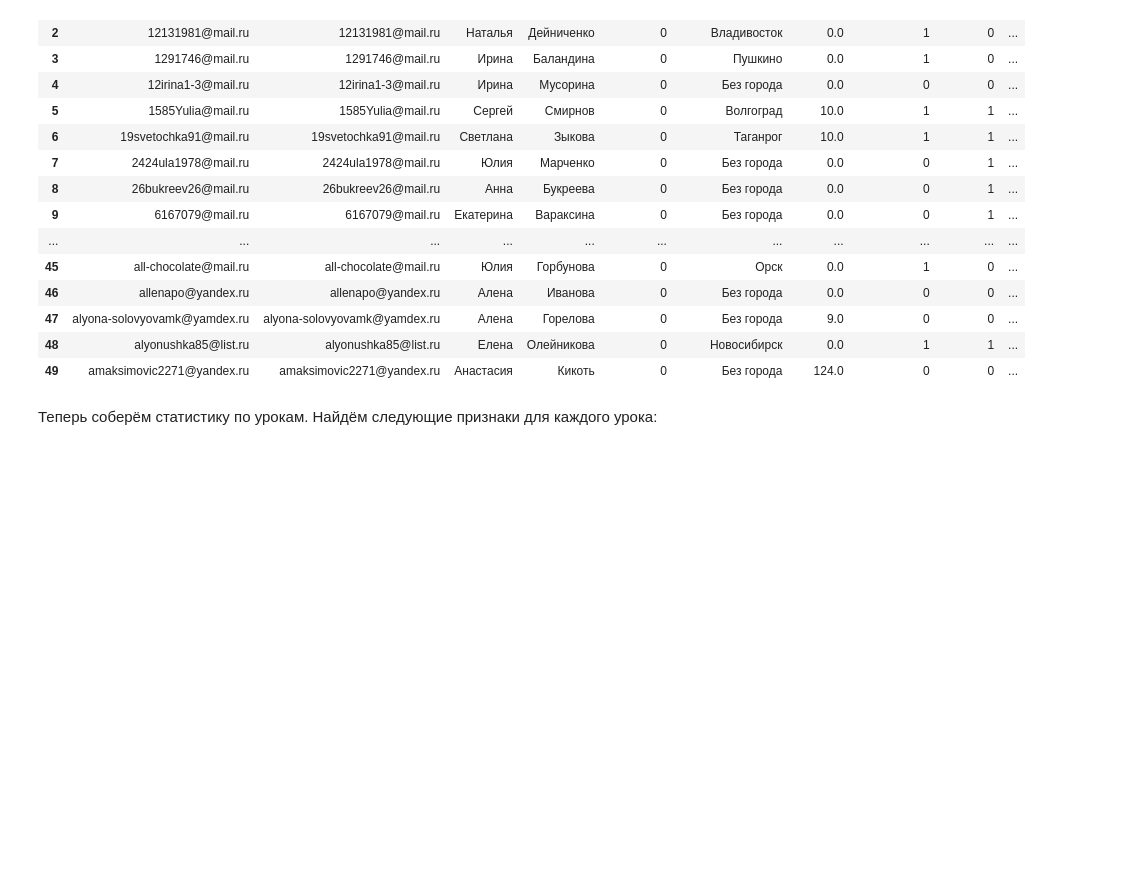
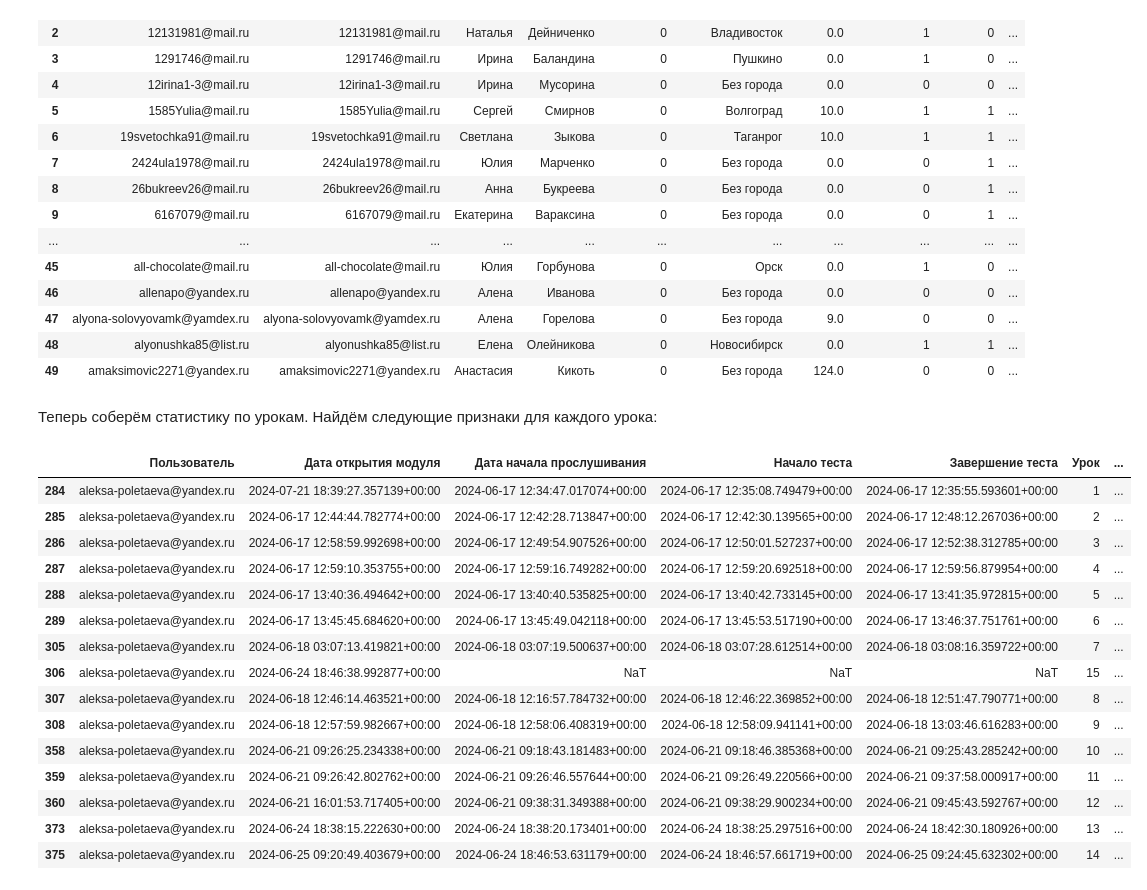
Before and after one commit to MaximZhambalov/Hackatone_10_2024_SF, a Jupyter notebook: 2_merge.ipynb, the cells around one changed output. Cells and saved outputs as stored; diff of their text form; code cells hidden in the pictures; blank space fills up the shorter version.

```diff
--- a/2_merge.ipynb
+++ b/2_merge.ipynb
@@ -373,2 +362,21 @@ users_merged.to_excel("users.xlsx", sheet_name='Уникальные польз
 # %% [markdown]
 Теперь соберём статистику по урокам. Найдём следующие признаки для каждого урока:
+# %%
+lesson_stats[lesson_stats['Пользователь'] == 'aleksa-poletaeva@yandex.ru']
+# %% [output]
+|  | Пользователь | Дата открытия модуля | Дата начала прослушивания | Начало теста | Завершение теста | Урок | ... |
+| 284 | aleksa-poletaeva@yandex.ru | 2024-07-21 18:39:27.357139+00:00 | 2024-06-17 12:34:47.017074+00:00 | 2024-06-17 12:35:08.749479+00:00 | 2024-06-17 12:35:55.593601+00:00 | 1 | ... |
+| 285 | aleksa-poletaeva@yandex.ru | 2024-06-17 12:44:44.782774+00:00 | 2024-06-17 12:42:28.713847+00:00 | 2024-06-17 12:42:30.139565+00:00 | 2024-06-17 12:48:12.267036+00:00 | 2 | ... |
+| 286 | aleksa-poletaeva@yandex.ru | 2024-06-17 12:58:59.992698+00:00 | 2024-06-17 12:49:54.907526+00:00 | 2024-06-17 12:50:01.527237+00:00 | 2024-06-17 12:52:38.312785+00:00 | 3 | ... |
+| 287 | aleksa-poletaeva@yandex.ru | 2024-06-17 12:59:10.353755+00:00 | 2024-06-17 12:59:16.749282+00:00 | 2024-06-17 12:59:20.692518+00:00 | 2024-06-17 12:59:56.879954+00:00 | 4 | ... |
+| 288 | aleksa-poletaeva@yandex.ru | 2024-06-17 13:40:36.494642+00:00 | 2024-06-17 13:40:40.535825+00:00 | 2024-06-17 13:40:42.733145+00:00 | 2024-06-17 13:41:35.972815+00:00 | 5 | ... |
+| 289 | aleksa-poletaeva@yandex.ru | 2024-06-17 13:45:45.684620+00:00 | 2024-06-17 13:45:49.042118+00:00 | 2024-06-17 13:45:53.517190+00:00 | 2024-06-17 13:46:37.751761+00:00 | 6 | ... |
+| 305 | aleksa-poletaeva@yandex.ru | 2024-06-18 03:07:13.419821+00:00 | 2024-06-18 03:07:19.500637+00:00 | 2024-06-18 03:07:28.612514+00:00 | 2024-06-18 03:08:16.359722+00:00 | 7 | ... |
+| 306 | aleksa-poletaeva@yandex.ru | 2024-06-24 18:46:38.992877+00:00 | NaT | NaT | NaT | 15 | ... |
+| 307 | aleksa-poletaeva@yandex.ru | 2024-06-18 12:46:14.463521+00:00 | 2024-06-18 12:16:57.784732+00:00 | 2024-06-18 12:46:22.369852+00:00 | 2024-06-18 12:51:47.790771+00:00 | 8 | ... |
+| 308 | aleksa-poletaeva@yandex.ru | 2024-06-18 12:57:59.982667+00:00 | 2024-06-18 12:58:06.408319+00:00 | 2024-06-18 12:58:09.941141+00:00 | 2024-06-18 13:03:46.616283+00:00 | 9 | ... |
+| 358 | aleksa-poletaeva@yandex.ru | 2024-06-21 09:26:25.234338+00:00 | 2024-06-21 09:18:43.181483+00:00 | 2024-06-21 09:18:46.385368+00:00 | 2024-06-21 09:25:43.285242+00:00 | 10 | ... |
+| 359 | aleksa-poletaeva@yandex.ru | 2024-06-21 09:26:42.802762+00:00 | 2024-06-21 09:26:46.557644+00:00 | 2024-06-21 09:26:49.220566+00:00 | 2024-06-21 09:37:58.000917+00:00 | 11 | ... |
+| 360 | aleksa-poletaeva@yandex.ru | 2024-06-21 16:01:53.717405+00:00 | 2024-06-21 09:38:31.349388+00:00 | 2024-06-21 09:38:29.900234+00:00 | 2024-06-21 09:45:43.592767+00:00 | 12 | ... |
+| 373 | aleksa-poletaeva@yandex.ru | 2024-06-24 18:38:15.222630+00:00 | 2024-06-24 18:38:20.173401+00:00 | 2024-06-24 18:38:25.297516+00:00 | 2024-06-24 18:42:30.180926+00:00 | 13 | ... |
+| 375 | aleksa-poletaeva@yandex.ru | 2024-06-25 09:20:49.403679+00:00 | 2024-06-24 18:46:53.631179+00:00 | 2024-06-24 18:46:57.661719+00:00 | 2024-06-25 09:24:45.632302+00:00 | 14 | ... |
```
Also changed, not shown: parts of 9 cells of this notebook, 1 other file.
